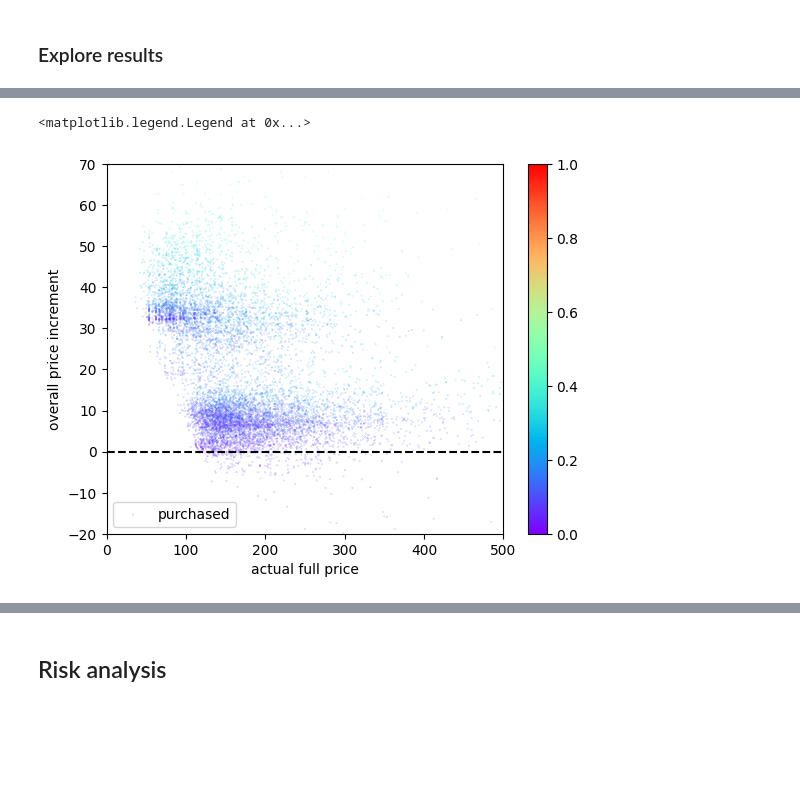
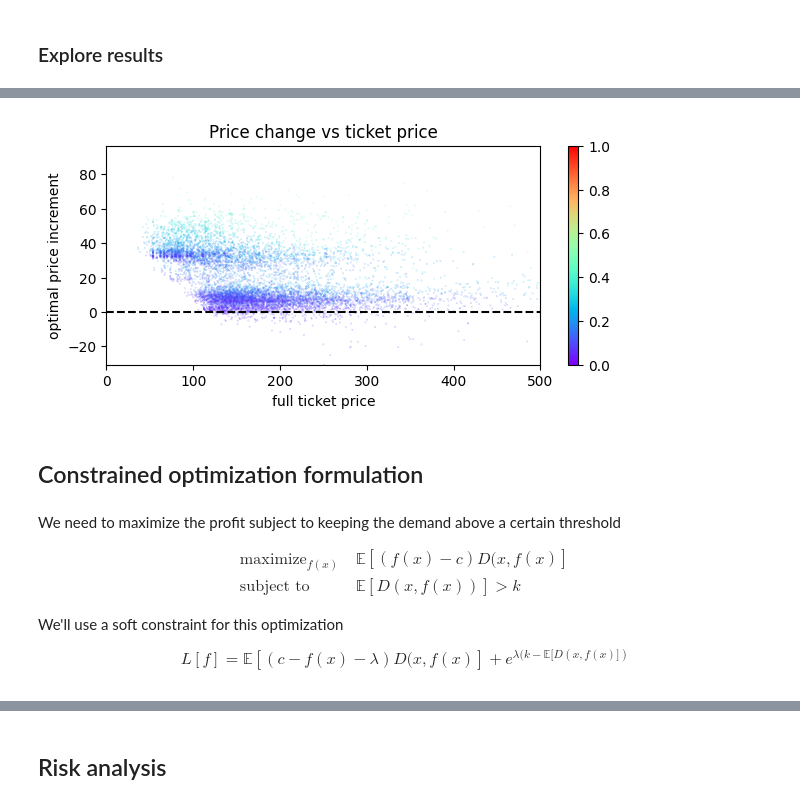
Before and after one commit to amonras/optimal-pricing, a Jupyter notebook: Optimal Pricing.ipynb, the cells around one changed output, grey strips where cells are left out. Cells and saved outputs as stored; diff of their text form; code cells hidden in the pictures; blank space fills up the shorter version.

```diff
--- a/Optimal Pricing.ipynb
+++ b/Optimal Pricing.ipynb
@@ -200,15 +294,7 @@ dtype: float64
 # %% [markdown]
 ### Explore results
 # %%
-fig, ax = plt.subplots(figsize=(7, 4))
-plt.scatter(Z, results['optimal_price'], s=.1, color=cmap(results['prob']))
-ax.set_xlabel('Utility')
-ax.set_ylabel('bag_total_price')
-ax.plot(np.array([-1, 5]), -np.array([-1, 5])/gamma, 'k--', label='odds=1')
-ax.plot(np.array([-1, 5]), (logit(.25) - np.array([-1, 5]))/gamma, color = 'tab:gray', ls='--', label='odds=1/4')
-ax.set_title('Price vs utility')
-fig.colorbar(plt.cm.ScalarMappable(norm=Normalize(0, 1), cmap=cmap), ax=ax)
-ax.set_xlim([-2, 4])
-ax.set_ylim([0, 150])
-ax.legend()
+# Look at the price-utility trend
+fig = price_utility_plot(optimal, ylabel='optimal price')
+fig.savefig("images/optimal_vs_utility.png")
 # %% [output]
@@ -217,3 +302 @@ ax.legend()
-# %%
-cmap = plt.colormaps["rainbow"]
 # %%
@@ -235,17 +324,44 @@ ax.legend()
 # %%
-fig, ax = plt.subplots()
+def price_change_plot(data, model):
+    fig, ax = plt.subplots(figsize=[7, 3])
 
-x = results['price'] + results['bag_total_price']
+    x = X['price'] + X['bag_total_price']
+    y = X['price'] + data['price'] - x
+    ax.scatter(x, y, label='demand', s=.01, c=cmap(data['demand']))
+    # ax.scatter(x[~y], results['price'][~y] + results['optimal_price'][~y] - x[~y], label='not purchased', s=.01)
+    ax.set_xlabel('full ticket price')
+    ax.set_ylabel(f'{model} price increment')
+    ax.plot([0, 600], [0, 0], 'k--')
+    ax.set_xlim([0, 500])
 
-ax.scatter(x, results['price'] + results['optimal_price'] - x, label='purchased', s=.01, c=cmap(results['prob']))
-# ax.scatter(x[~y], results['price'][~y] + results['optimal_price'][~y] - x[~y], label='not purchased', s=.01)
-ax.set_xlabel('actual full price')
-ax.set_ylabel('overall price increment')
-ax.plot([0, 600], [0, 0], 'k--')
-ax.set_xlim([0, 500])
-ax.set_ylim([-20, 70])
-fig.colorbar(plt.cm.ScalarMappable(norm=Normalize(0, 1), cmap=cmap), ax=ax)
-ax.legend()
+    ymax = y.max()
+    ymin = y.min()
+    ax.set_ylim([ymin, ymax])
+    fig.colorbar(plt.cm.ScalarMappable(norm=Normalize(0, 1), cmap=cmap), ax=ax)
+    ax.set_title("Price change vs ticket price")
+    fig.subplots_adjust(bottom=0.15)
+    return fig
+
+fig = price_change_plot(optimal, model='optimal')
+fig.savefig("images/optimal_change.png")
 # %% [output]
-<matplotlib.legend.Legend at 0x...>
-[figure, old version]
+[figure, new version]
+# %% [markdown]
+## Constrained optimization formulation
+# %% [markdown]
+
+We need to maximize the profit subject to keeping the demand above a certain threshold
+
+$$
+\begin{align}
+    & \textrm{maximize}_{f(x)} & &\mathbb{E}\left[(f(x) - c) D(x, f(x)\right]\\
+    & \textrm{subject~to} & & \mathbb{E}\left[D(x, f(x))\right] > k
+\end{align}
+$$
+
+We'll use a soft constraint for this optimization
+$$
+\begin{align}
+    L[f] = \mathbb{E}\left[(c-f(x) - \lambda) D(x, f(x)\right] + e^{\lambda(k - \mathbb{E}[D(x, f(x)])}
+\end{align}
+$$
```
Also changed, not shown: parts of 53 cells of this notebook, 1 other file.
